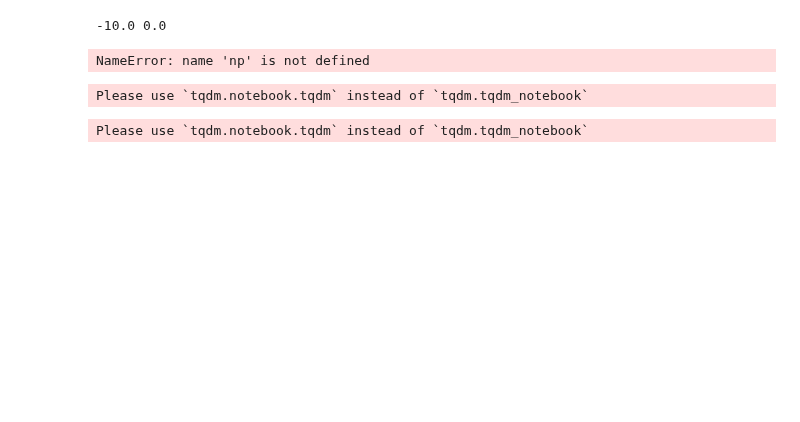
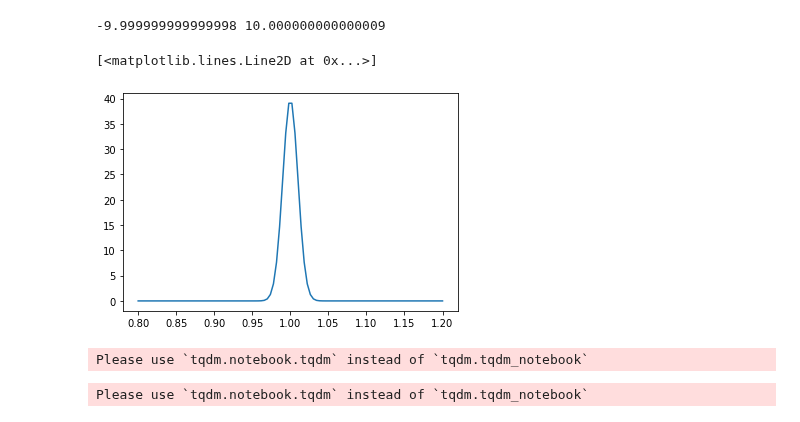
Before and after one commit to DanielMGlazer/HexogonalMLProject, a Jupyter notebook: Hexagonal_Training_Data_Raw.ipynb, the cells around one changed output. Saved outputs shown, nothing was run; the diff lists cells and outputs as text; code cells hidden in the pictures; blank space fills up the shorter version.

```diff
--- a/Hexagonal_Training_Data_Raw.ipynb
+++ b/Hexagonal_Training_Data_Raw.ipynb
@@ -364,21 +363,23 @@ plt.show()
 # %%
 #Plots distributions
-my_a,my_b=0,1
+my_a,my_b=0.9,1.1
 mean=1
-std=0.1
+std=0.01
 a=(my_a-mean)/std
 b=(my_b-mean)/std
 print(a,b)
-x = np.linspace(0,1,100)
+x = np.linspace(0.8,1.2,100)
 %matplotlib inline
 plt.plot(x,truncnorm.pdf(x,a=a,b=b,loc=mean,scale=std))
 #plt.plot(x,norm.pdf(x,loc=mean,scale=std))
 #plt.plot(x,randint.pmf(x,0,64))
-print(randint.rvs(0,64,size=6))
+
+#print(randint.rvs(0,64,size=6))
 #print(norm.rvs(loc=mean,scale=std,random_state=42,size=5))
 # %% [output]
--10.0 0.0
+-9.999999999999998 10.000000000000009
-NameError: name 'np' is not defined
+[<matplotlib.lines.Line2D at 0x...>]
+[figure, added]
 # %%
 #Creates training set and DataFrame with labels
 train_dataset_dir ='\\Users\\danie\\Penn_State_REU_Jupyter\\Hexagon ML Project GitHub\\Training_set_6_18'
```
Also changed, not shown: parts of 3 cells of this notebook, 15 other files.
